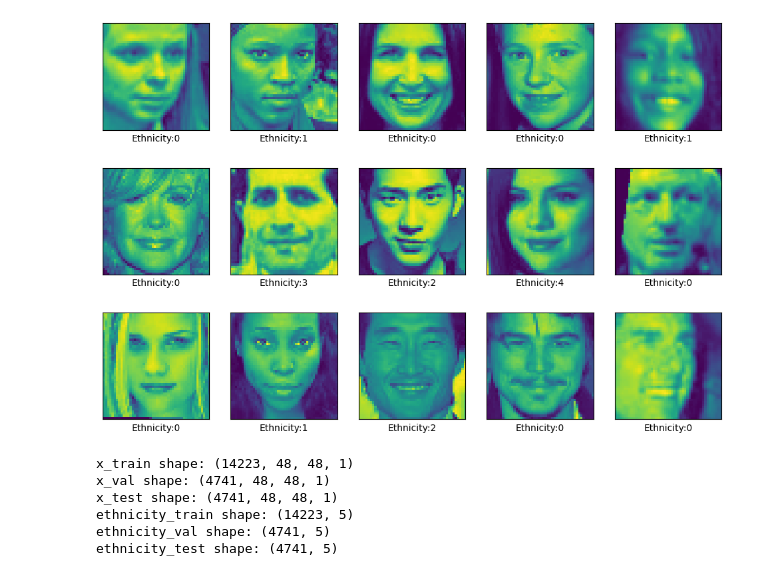
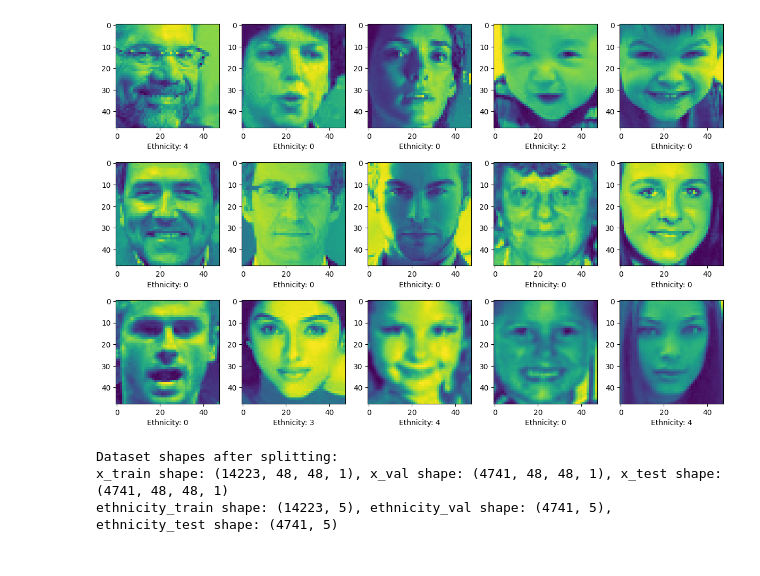
Before and after one commit to GrabowMar/NNproject, a Jupyter notebook: Projekt_Sieci_Neuronowe.ipynb, the cells around one changed output. Cells and saved outputs as stored; diff of their text form; code cells hidden in the pictures.

```diff
--- a/Projekt_Sieci_Neuronowe.ipynb
+++ b/Projekt_Sieci_Neuronowe.ipynb
@@ -131,11 +141,17 @@ x shape:  (23705, 48, 48, 1)
 # %%
-plt.figure(figsize=(12,8))
-for i, a in zip(np.random.randint(0, x.shape[0], 16), range(1,16)):
-    plt.subplot(3,5,a)
-    plt.xticks([])
-    plt.yticks([])
-    plt.imshow(x[i])
-    plt.xlabel("Ethnicity:"+str(y['ethnicity'].iloc[i]))
+# Set up the figure for displaying images
+plt.figure(figsize=(12, 8))
+random_indices = np.random.randint(0, x.shape[0], 16)  # Generate random indices
+
+# Loop through randomly selected indices and plot the images
+for i, subplot_index in zip(random_indices, range(1, 16)):
+    plt.subplot(3, 5, subplot_index)  # Create a 3x5 grid of subplots
+
+    plt.imshow(x[i].squeeze())  # Display the image in grayscale
+    plt.xlabel(f"Ethnicity: {y['ethnicity'].iloc[i]}")  # Label with ethnicity
+
+# Show the plotted images
+plt.tight_layout()  # Adjust layout to prevent overlap
 plt.show()
 # %% [output]
-[figure, old version]
+[figure, new version]
@@ -145,26 +158,27 @@ ethnicity_labels = to_categorical(ethnicity_matrix, num_classes = 5)
 # %%
 from sklearn.model_selection import train_test_split
+from tensorflow.keras.utils import to_categorical
+# Convert ethnicity column into a matrix and apply one-hot encoding
+ethnicity_matrix = np.array(y["ethnicity"])
+ethnicity_labels = to_categorical(ethnicity_matrix, num_classes=5)
 
+# Split the data into training, validation, and test sets
+# Initial split: 60% training, 40% temporary (validation + test)
 x_train, x_temp, ethnicity_train, ethnicity_temp = train_test_split(
     x, ethnicity_labels, test_size=0.4, random_state=42
 )
 
+# Second split: Split the temporary set equally into validation and test sets (20% each)
 x_val, x_test, ethnicity_val, ethnicity_test = train_test_split(
     x_temp, ethnicity_temp, test_size=0.5, random_state=42
 )
 
-print("x_train shape:", x_train.shape)
-print("x_val shape:", x_val.shape)
-print("x_test shape:", x_test.shape)
-
-print("ethnicity_train shape:", ethnicity_train.shape)
-print("ethnicity_val shape:", ethnicity_val.shape)
-print("ethnicity_test shape:", ethnicity_test.shape)
+# Display the shapes of the resulting splits for verification
+print("Dataset shapes after splitting:")
+print(f"x_train shape: {x_train.shape}, x_val shape: {x_val.shape}, x_test shape: {x_test.shape}")
+print(f"ethnicity_train shape: {ethnicity_train.shape}, ethnicity_val shape: {ethnicity_val.shape}, ethnicity_test shape: {ethnicity_test.shape}")
 # %% [output]
-x_train shape: (14223, 48, 48, 1)
-x_val shape: (4741, 48, 48, 1)
-x_test shape: (4741, 48, 48, 1)
-ethnicity_train shape: (14223, 5)
-ethnicity_val shape: (4741, 5)
-ethnicity_test shape: (4741, 5)
+Dataset shapes after splitting:
+x_train shape: (14223, 48, 48, 1), x_val shape: (4741, 48, 48, 1), x_test shape: (4741, 48, 48, 1)
+ethnicity_train shape: (14223, 5), ethnicity_val shape: (4741, 5), ethnicity_test shape: (4741, 5)
 # %%
```
Also changed, not shown: parts of 23 cells of this notebook.
